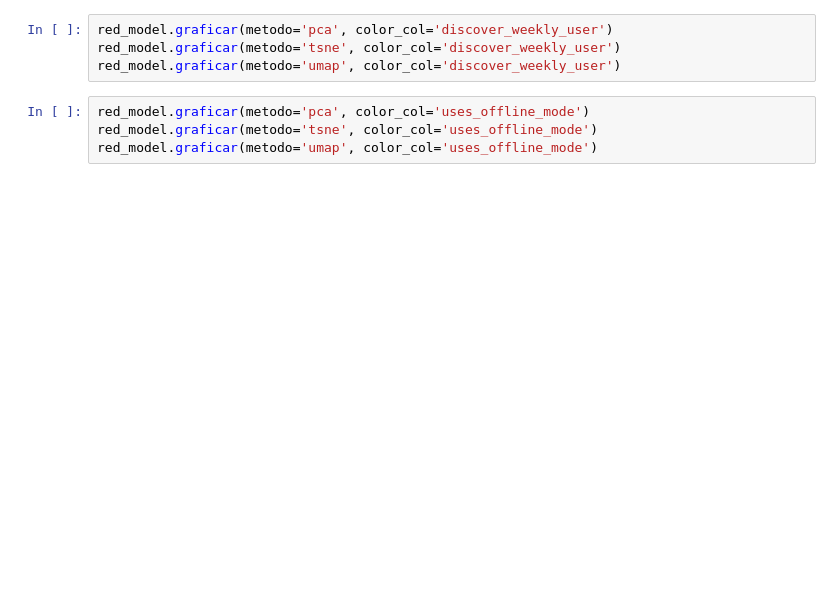
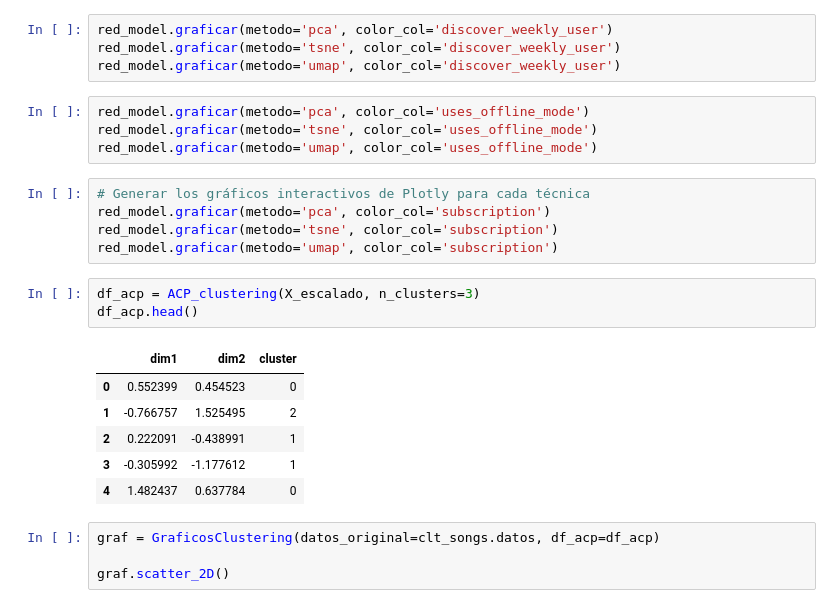
Before and after one commit to Isaakkko/Habitos-Musicales, a Jupyter notebook: HTML/PROYECTO.ipynb, the cells around one changed output. Drawn from its saved outputs; the diff is of its cells as text; blank space fills up the shorter version.

```diff
--- a/HTML/PROYECTO.ipynb
+++ b/HTML/PROYECTO.ipynb
@@ -555,3 +559,22 @@ red_model.graficar(metodo='umap', color_col='discover_weekly_user')
 red_model.graficar(metodo='pca', color_col='uses_offline_mode')
 red_model.graficar(metodo='tsne', color_col='uses_offline_mode')
 red_model.graficar(metodo='umap', color_col='uses_offline_mode')
+# %%
+# Generar los gráficos interactivos de Plotly para cada técnica
+red_model.graficar(metodo='pca', color_col='subscription')
+red_model.graficar(metodo='tsne', color_col='subscription')
+red_model.graficar(metodo='umap', color_col='subscription')
+# %%
+df_acp = ACP_clustering(X_escalado, n_clusters=3)
+df_acp.head()
+# %% [output]
+|  | dim1 | dim2 | cluster |
+| 0 | 0.552399 | 0.454523 | 0 |
+| 1 | -0.766757 | 1.525495 | 2 |
+| 2 | 0.222091 | -0.438991 | 1 |
+| 3 | -0.305992 | -1.177612 | 1 |
+| 4 | 1.482437 | 0.637784 | 0 |
+# %%
+graf = GraficosClustering(datos_original=clt_songs.datos, df_acp=df_acp)
+
+graf.scatter_2D()
```
Also changed, not shown: parts of 14 cells of this notebook, 1 other file.
